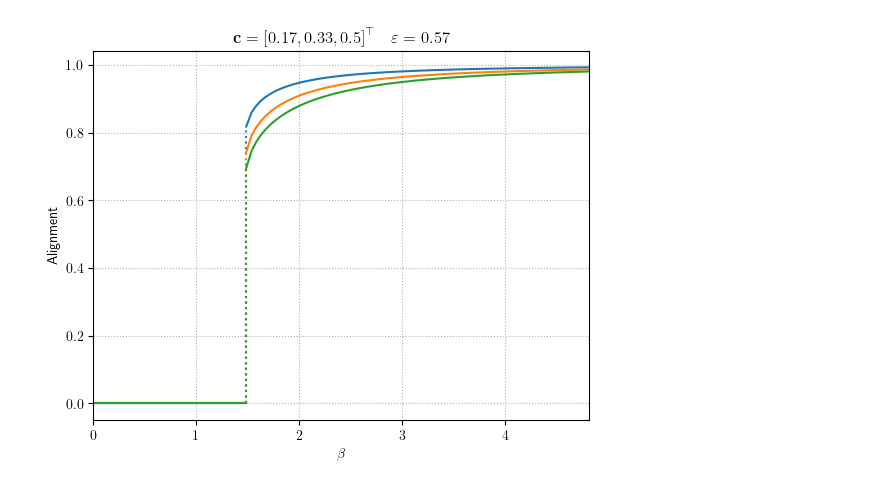
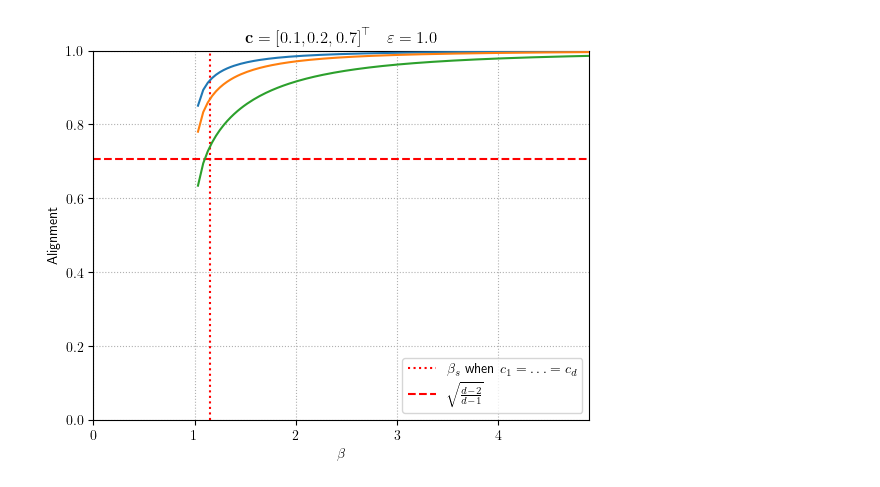
Before and after one commit to HugoLebeau/tensor_rank1approx, a Jupyter notebook: phase_transition.ipynb, the cells around one changed output. Cells and saved outputs as stored; diff of their text form; code cells hidden in the pictures.

```diff
--- a/phase_transition.ipynb
+++ b/phase_transition.ipynb
@@ -64,14 +61,14 @@ plt.title(setting_i);
-# %%
-for j in range(d):
-    col = "C"+str(j)
-    plt.plot(beta_r[i, ~mask[i]], align_r[i, ~mask[i], j], c=col)
-    plt.plot([beta_r[i, ~mask[i]][-1], beta_r[i, mask[i]][0]], [align_r[i, ~mask[i], j][-1], align_r[i, mask[i], j][0]], ls=':', c=col)
-    plt.plot(beta_r[i, mask[i]], align_r[i, mask[i], j], c=col)
-plt.grid(ls=':')
-plt.xlim(beta_r[i].min(), beta_r[i].max())
-plt.xlabel("$\\beta$")
-plt.ylabel("Alignment")
-plt.title(setting_i);
-# %% [output]
-[figure, removed]
+# %%
+plt.plot(beta_r[i_eps], align_r[i_eps], zorder=3)
+plt.axvline(x=np.sqrt(((d-1)/(eps_r[i_eps]*d))*((d-1)/(d-2))**(d-2)), color='red', ls=':', label="$\\beta_s$ when $c_1 = \\dots = c_d$", zorder=2)
+plt.axhline(y=np.sqrt((d-2)/(d-1)), ls='--', color='red', label="$\\sqrt{\\frac{d-2}{d-1}}$", zorder=2)
+plt.grid(ls=':')
+plt.xlim(0, np.nanmax(beta_r[i_eps]))
+plt.ylim(0, 1)
+plt.xlabel("$\\beta$")
+plt.ylabel("Alignment")
+plt.legend()
+plt.title(setting_eps);
+# %% [output]
+[figure, added]
 # %%
```
Also changed, not shown: parts of 7 cells of this notebook.
